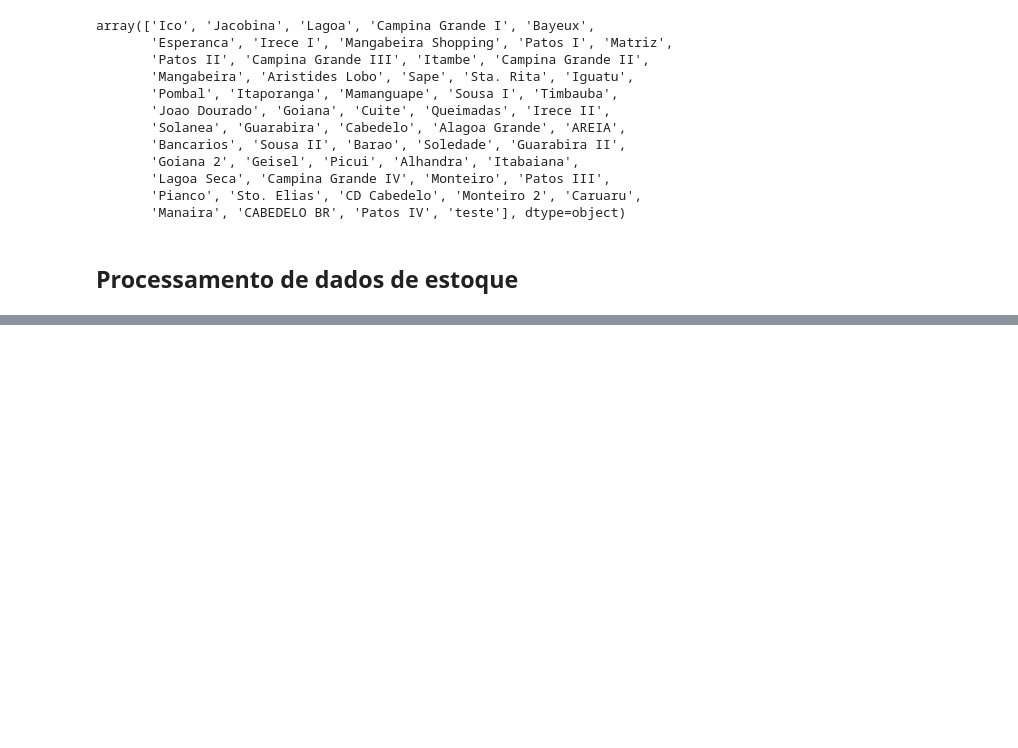
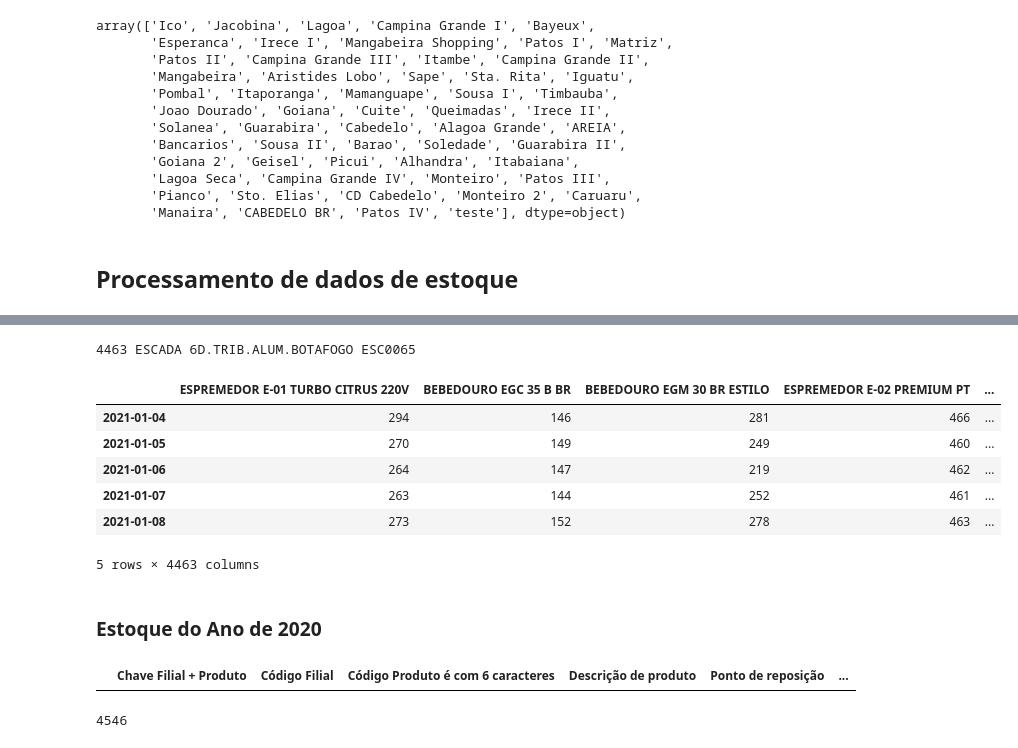
Before and after one commit to LuyzaDomingos/PrevisaoVendasFinalVersion, a Jupyter notebook: previsao/ProcessamentoDados.ipynb, the cells around one changed output, grey strips where cells are left out. Saved outputs shown, nothing was run; the diff lists cells and outputs as text; code cells hidden in the pictures; blank space fills up the shorter version.

```diff
--- a/previsao/ProcessamentoDados.ipynb
+++ b/previsao/ProcessamentoDados.ipynb
@@ -343,0 +426,25 @@ NameError: name 'df' is not defined
+# %%
+from IPython.display import clear_output
+p = 0
+
+for product in columns:
+    p += 1
+    group = base.loc[base['Descrição de produto'] == product].groupby(['Dia']).sum()
+    clear_output(wait=True)
+    print(p, product)
+    i = 0
+    for row in group.index:
+        df_2.loc[row][product] = group.iloc[i]['Saldo disponível']
+        i += 1
+# %% [output]
+4463 ESCADA 6D.TRIB.ALUM.BOTAFOGO ESC0065
+# %%
+df_2.head()
+# %% [output]
+|  | ESPREMEDOR E-01 TURBO CITRUS 220V | BEBEDOURO EGC 35 B BR | BEBEDOURO EGM 30 BR ESTILO | ESPREMEDOR E-02 PREMIUM PT | ... |
+| 2021-01-04 | 294 | 146 | 281 | 466 | ... |
+| 2021-01-05 | 270 | 149 | 249 | 460 | ... |
+| 2021-01-06 | 264 | 147 | 219 | 462 | ... |
+| 2021-01-07 | 263 | 144 | 252 | 461 | ... |
+| 2021-01-08 | 273 | 152 | 278 | 463 | ... |
+5 rows × 4463 columns
@@ -343,0 +453,2 @@ NameError: name 'df' is not defined
+# %% [markdown]
+### Estoque do Ano de 2020
@@ -343,0 +479,4 @@ NameError: name 'df' is not defined
+# %%
+df_b[(df_b['CD de abastecimento'] == 'Fornecedores')]
+# %% [output]
+|  | Chave Filial + Produto | Código Filial | Código Produto é com 6 caracteres | Descrição de produto | Ponto de reposição | ... |
@@ -343,0 +488,4 @@ NameError: name 'df' is not defined
+# %%
+len(df_b['Descrição de produto'].unique())
+# %% [output]
+4546
```
Also changed, not shown: parts of 37 cells of this notebook, 2 other files.
